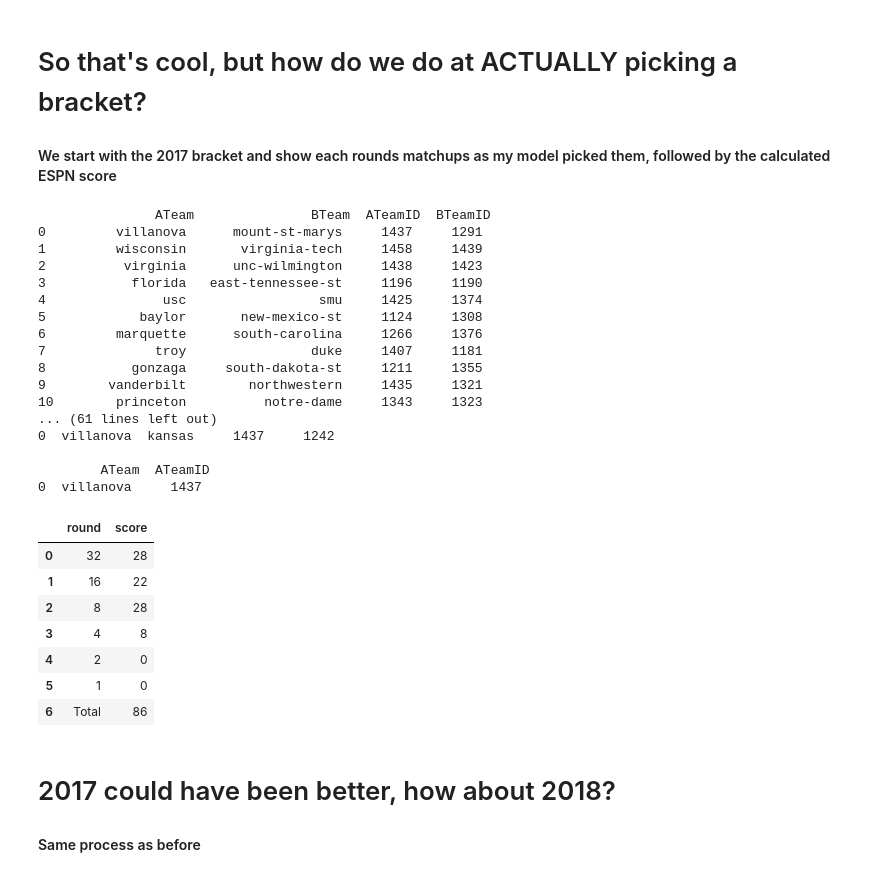
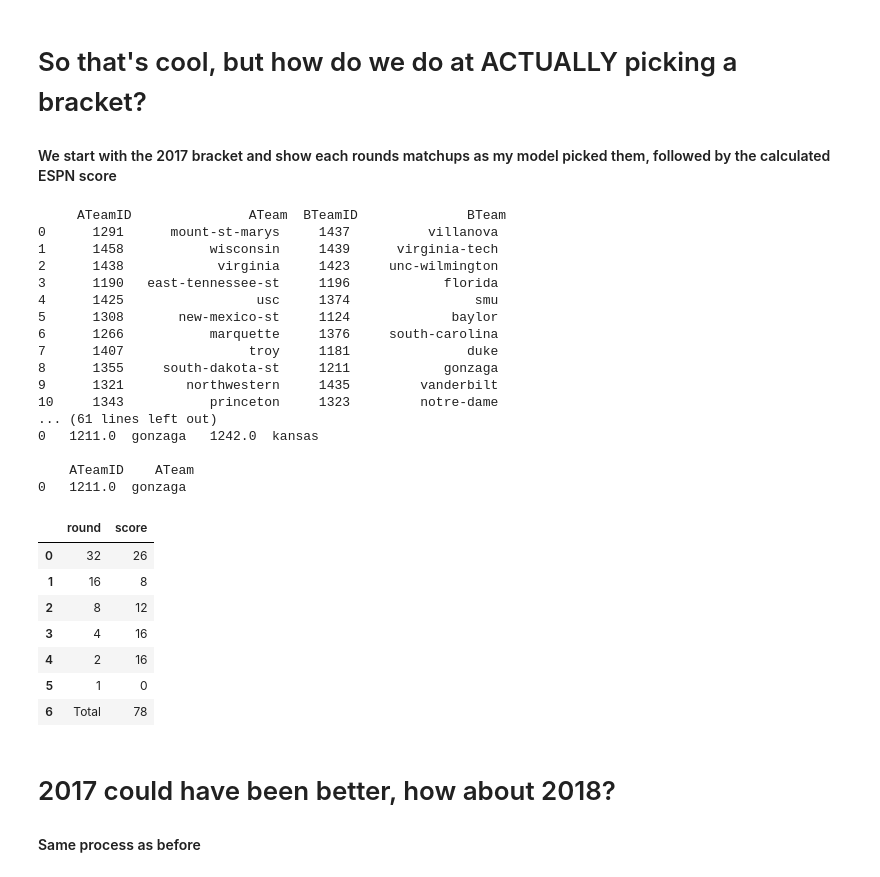
Before and after one commit to wohnjoods/MarchMadnessPredictor, a Jupyter notebook: Demo.ipynb, the cells around one changed output. Drawn from its saved outputs; the diff is of its cells as text; code cells hidden in the pictures.

```diff
--- a/Demo.ipynb
+++ b/Demo.ipynb
@@ -229,45 +229,45 @@ dtype: float64
 # %%
 import os
 import sys
 module_path = os.path.abspath(os.path.join('..'))
 if module_path not in sys.path:
     sys.path.append(module_path)
 
-from runTournament import runTournament
+from runTournamentNew import runTournament
 
-df=pd.read_csv("tourney_game_master_test_actual.csv")
+df=pd.read_csv("../Data/TourneyData/tourney_game_master_scaled_all.csv")
 #2017 results
-dfList, scoreDF=runTournament(df,2017,'model_valid_demo','model_valid_demo')
+dfList, scoreDF=runTournament(df,2017,'../winModeling/tournament_win_model_prod','../winModeling/tournament_win_weights_prod',True)
 for df in dfList:
     print('\n',df)
 
 scoreDF
 # %% [output]
-               ATeam               BTeam  ATeamID  BTeamID
-0         villanova      mount-st-marys     1437     1291
-1         wisconsin       virginia-tech     1458     1439
-2          virginia      unc-wilmington     1438     1423
-3           florida   east-tennessee-st     1196     1190
-4               usc                 smu     1425     1374
-5            baylor       new-mexico-st     1124     1308
-6         marquette      south-carolina     1266     1376
-7              troy                duke     1407     1181
-8           gonzaga     south-dakota-st     1211     1355
-9        vanderbilt        northwestern     1435     1321
-10        princeton          notre-dame     1343     1323
+     ATeamID               ATeam  BTeamID              BTeam
+0      1291      mount-st-marys     1437          villanova
+1      1458           wisconsin     1439      virginia-tech
+2      1438            virginia     1423     unc-wilmington
+3      1190   east-tennessee-st     1196            florida
+4      1425                 usc     1374                smu
+5      1308       new-mexico-st     1124             baylor
+6      1266           marquette     1376     south-carolina
+7      1407                troy     1181               duke
+8      1355     south-dakota-st     1211            gonzaga
+9      1321        northwestern     1435         vanderbilt
+10     1343           princeton     1323         notre-dame
 ... (61 lines left out)
-0  villanova  kansas     1437     1242
+0   1211.0  gonzaga   1242.0  kansas
 
-        ATeam  ATeamID
-0  villanova     1437
+    ATeamID    ATeam
+0   1211.0  gonzaga
 |  | round | score |
-| 0 | 32 | 28 |
-| 1 | 16 | 22 |
-| 2 | 8 | 28 |
-| 3 | 4 | 8 |
-| 4 | 2 | 0 |
+| 0 | 32 | 26 |
+| 1 | 16 | 8 |
+| 2 | 8 | 12 |
+| 3 | 4 | 16 |
+| 4 | 2 | 16 |
 | 5 | 1 | 0 |
-| 6 | Total | 86 |
+| 6 | Total | 78 |
 # %% [markdown]
 # 2017 could have been better, how about 2018?
 #### Same process as before
```
Also changed, not shown: parts of 14 cells of this notebook.
